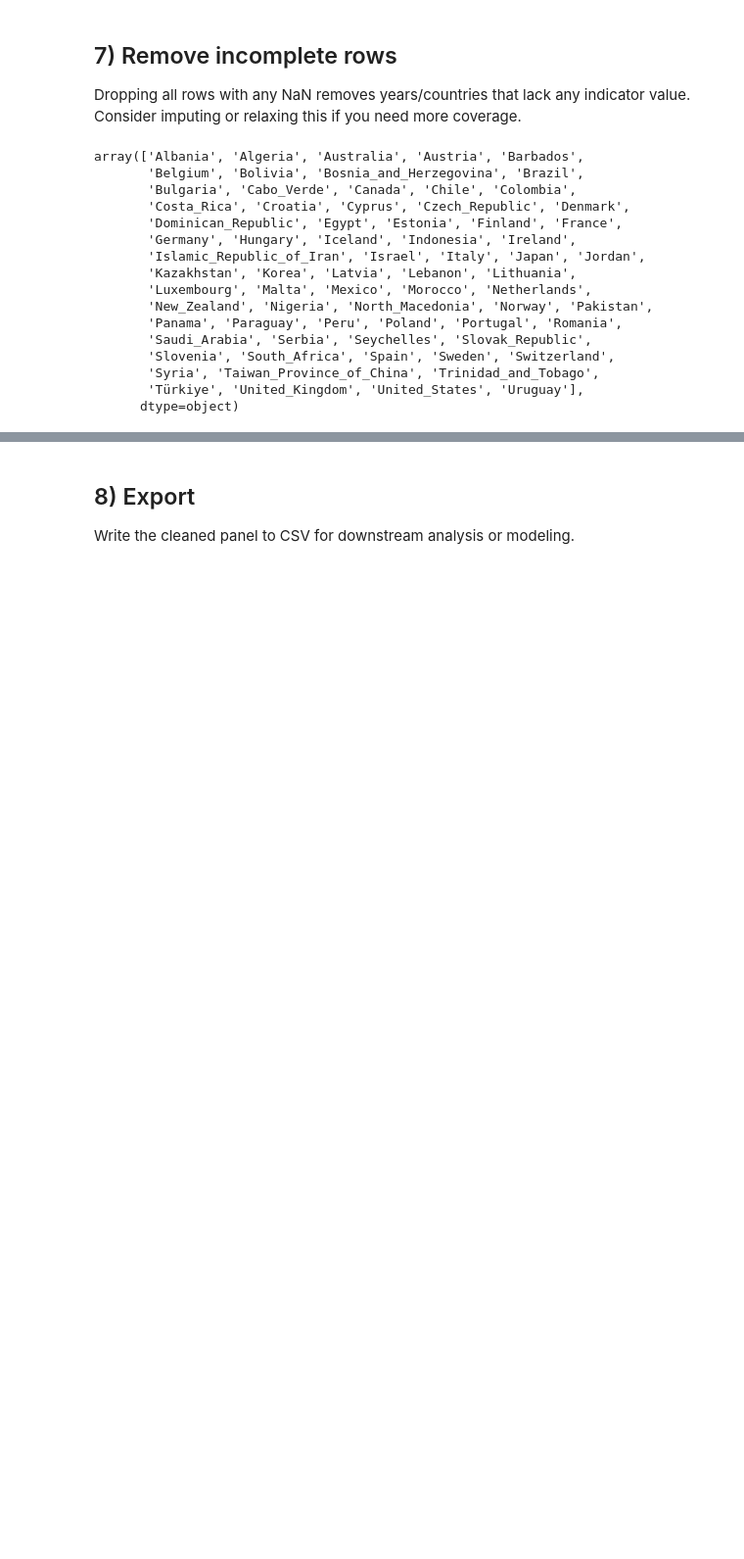
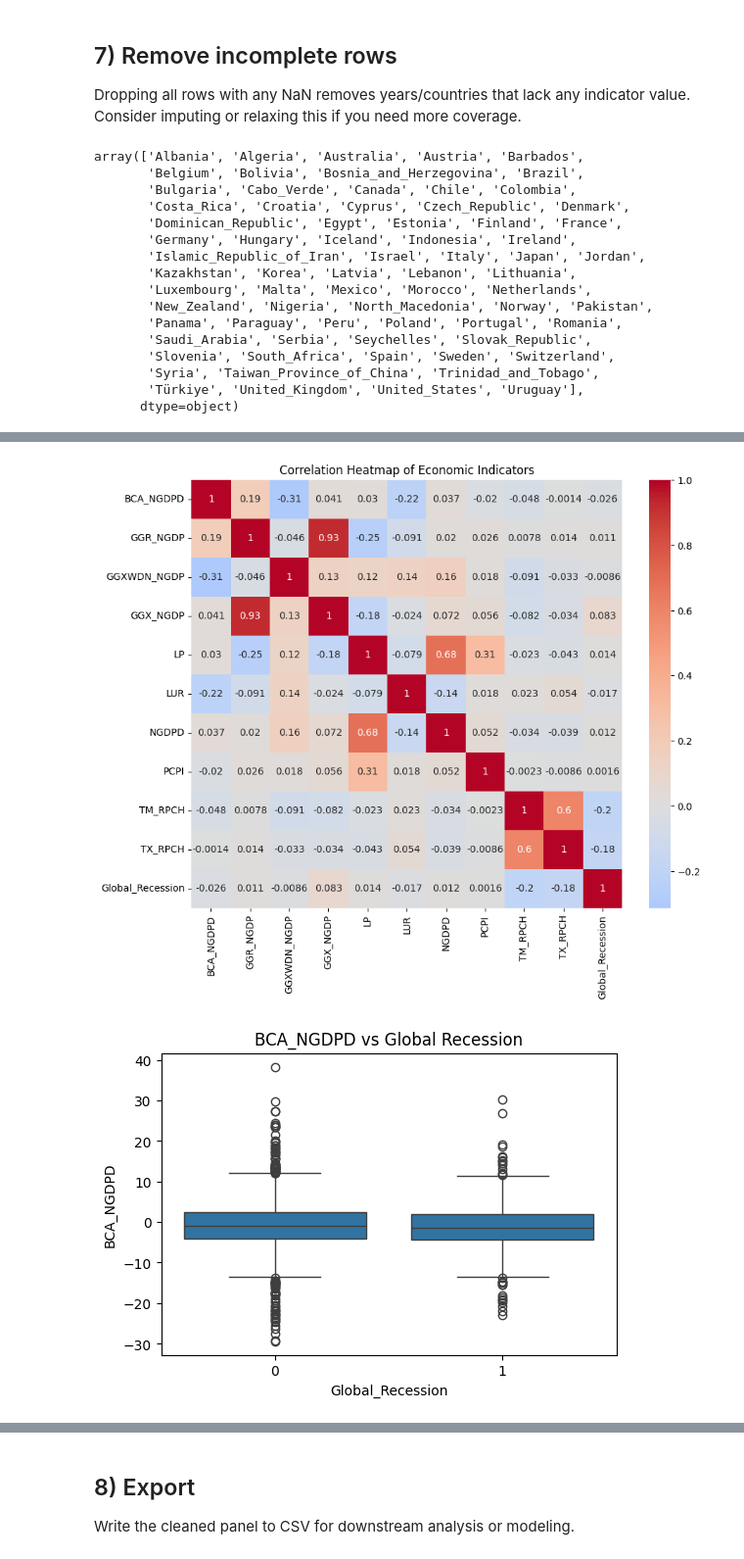
Before and after one commit to ningerdinger/Machine_Learning, a Jupyter notebook: economy.ipynb, the cells around one changed output, grey strips where cells are left out. Shown: that part at 98% size. Drawn from its saved outputs; the diff is of its cells as text; code cells hidden in the pictures; blank space fills up the shorter version.

```diff
--- a/economy.ipynb
+++ b/economy.ipynb
@@ -258,3 +258,6 @@ array(['Albania', 'Algeria', 'Australia', 'Austria', 'Barbados',
        'Syria', 'Taiwan_Province_of_China', 'Trinidad_and_Tobago',
        'Türkiye', 'United_Kingdom', 'United_States', 'Uruguay'],
       dtype=object)
+# %%
+df_filtered = df_pivot.loc[df_pivot.index <= 2024]
+df_filtered
@@ -260,0 +279,4 @@ array(['Albania', 'Algeria', 'Australia', 'Austria', 'Barbados',
+# %%
+# Assuming df_filtered is your dataframe with Year as index
+X = df_filtered.drop(columns=["Global_Recession", "Country"])  # features
+y = df_filtered["Global_Recession"]                           # target
@@ -260,0 +289,19 @@ array(['Albania', 'Algeria', 'Australia', 'Austria', 'Barbados',
+# %%
+# --- 3. Exploratory Plots ---
+# Heatmap
+plt.figure(figsize=(10,8))
+corr = df_filtered.drop(columns=["Country"]).corr()
+sns.heatmap(corr, annot=True, cmap="coolwarm", center=0)
+plt.title("Correlation Heatmap of Economic Indicators")
+plt.show()
+
+# Boxplots for all features vs Global_Recession
+features = X.columns
+for feature in features:
+    plt.figure(figsize=(6,4))
+    sns.boxplot(x="Global_Recession", y=feature, data=df_filtered)
+    plt.title(f"{feature} vs Global Recession")
+    plt.show()
+# %% [output]
+[figure, added]
+[figure, added]
```
Also changed, not shown: parts of 7 cells of this notebook.
